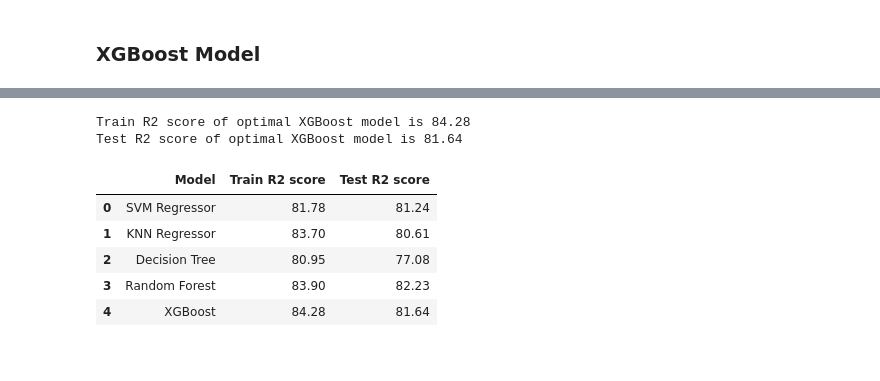
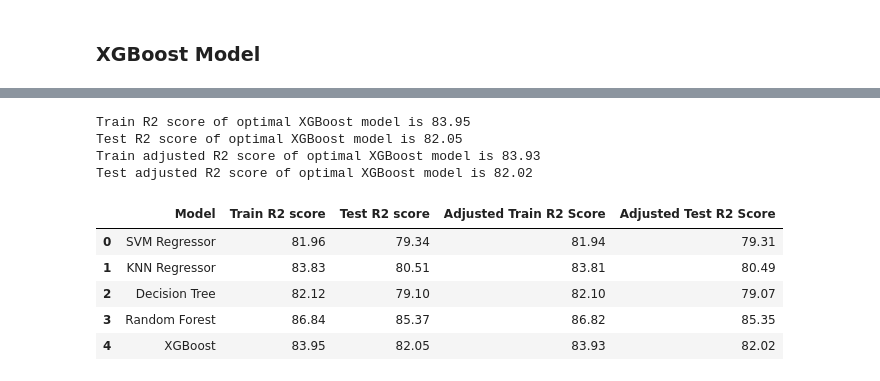
Before and after one commit to SuhasTantri/Bike-Demand-Prediction, a Jupyter notebook: Suhas_Bike_sharing_Demand_prediction_project.ipynb, the cells around one changed output, grey strips where cells are left out. Cells and saved outputs as stored; diff of their text form; code cells hidden in the pictures.

```diff
--- a/Suhas_Bike_sharing_Demand_prediction_project.ipynb
+++ b/Suhas_Bike_sharing_Demand_prediction_project.ipynb
@@ -543,7 +554,7 @@ Test R2 score of optimal Random Forest model is 82.23
 ### XGBoost Model
 # %%
 from xgboost import XGBRegressor
-xgb=XGBRegressor(objective='reg:linear',n_estimators=100,seed=100,random_state=15,learning_rate=0.05)
+xgb=XGBRegressor(objective='reg:linear',n_estimators=100,seed=1,random_state=seed,learning_rate=0.05)
 # Fitting the model
-xgb.fit(X_train,y_train,early_stopping_rounds=5,eval_set=[(X_test,y_test)],verbose=False)
+xgb.fit(x_train,Y_train,early_stopping_rounds=5,eval_set=[(x_test,Y_test)],verbose=False)
 # %% [output]
@@ -568,7 +573,7 @@ param_test = {
 }
 gsearch = GridSearchCV(estimator = XGBRegressor(learning_rate=0.04,max_depth=7,n_estimators=50,verbosity=0,silent=True,colsample_bytree=0.9, min_child_weight=7,subsample=0.85,gamma=0,
 objective= 'reg:linear', nthread=4,scale_pos_weight=1,seed=27),param_grid=param_test, cv=5)
-gsearch.fit(X_train,y_train,early_stopping_rounds=5,eval_set=[(X_test,y_test)],verbose=False)
+gsearch.fit(x_train,Y_train,early_stopping_rounds=5,eval_set=[(x_test,Y_test)],verbose=False)
 
 gsearch.best_params_,
 # %% [output]
@@ -589,28 +590,37 @@ xgb_optimal_model=gsearch.best_estimator_
 # %%
 # Making predictions on train and test data
 
-xgb_train_class_preds = xgb_optimal_model.predict(X_train)
-xgb_test_class_preds = xgb_optimal_model.predict(X_test)
+xgb_train_class_preds = xgb_optimal_model.predict(x_train)
+xgb_test_class_preds = xgb_optimal_model.predict(x_test)
 
 #Printing r2 score of test and train data
-xgb_r2_train=r2_score(y_train,xgb_train_class_preds)
-xgb_r2_test=r2_score(y_test,xgb_test_class_preds)
+xgb_r2_train=r2_score(Y_train,xgb_train_class_preds)
+xgb_r2_test=r2_score(Y_test,xgb_test_class_preds)
+xgb_adjusted_r2_train=1 - ( 1- xgb_optimal_model.score(x_train, Y_train) ) * ( len(y) - 1 ) / ( len(y) - x.shape[1] - 1 )
+xgb_adjusted_r2_test=1 - ( 1- xgb_optimal_model.score(x_test, Y_test) ) * ( len(y) - 1 ) / ( len(y) - x.shape[1] - 1 )
 print('Train R2 score of optimal XGBoost model is' ,round(xgb_r2_train*100,2))
 print('Test R2 score of optimal XGBoost model is' ,round(xgb_r2_test*100,2))
-score_result2['Model'].append('XGBoost')
-score_result2['Train R2 score'].append(round(xgb_r2_train*100,2))
-score_result2['Test R2 score'].append(round(xgb_r2_test*100,2))
+print('Train adjusted R2 score of optimal XGBoost model is' ,round(xgb_adjusted_r2_train*100,2))
+print('Test adjusted R2 score of optimal XGBoost model is' ,round(xgb_adjusted_r2_test*100,2))
 # %% [output]
-Train R2 score of optimal XGBoost model is 84.28
-Test R2 score of optimal XGBoost model is 81.64
+Train R2 score of optimal XGBoost model is 83.95
+Test R2 score of optimal XGBoost model is 82.05
+Train adjusted R2 score of optimal XGBoost model is 83.93
+Test adjusted R2 score of optimal XGBoost model is 82.02
+# %%
+score_result3['Model'].append('XGBoost')
+score_result3['Train R2 score'].append(round(xgb_r2_train*100,2))
+score_result3['Test R2 score'].append(round(xgb_r2_test*100,2))
+score_result3['Adjusted Train R2 Score'].append(round(xgb_adjusted_r2_train*100,2))
+score_result3['Adjusted Test R2 Score'].append(round(xgb_adjusted_r2_test*100,2))
 # %%
 # Displaying the results of all the models
-result_df=pd.DataFrame(data=score_result2)
+result_df=pd.DataFrame(data=score_result3)
 result_df
 # %% [output]
-|  | Model | Train R2 score | Test R2 score |
-| 0 | SVM Regressor | 81.78 | 81.24 |
-| 1 | KNN Regressor | 83.70 | 80.61 |
-| 2 | Decision Tree | 80.95 | 77.08 |
-| 3 | Random Forest | 83.90 | 82.23 |
-| 4 | XGBoost | 84.28 | 81.64 |
+|  | Model | Train R2 score | Test R2 score | Adjusted Train R2 Score | Adjusted Test R2 Score |
+| 0 | SVM Regressor | 81.96 | 79.34 | 81.94 | 79.31 |
+| 1 | KNN Regressor | 83.83 | 80.51 | 83.81 | 80.49 |
+| 2 | Decision Tree | 82.12 | 79.10 | 82.10 | 79.07 |
+| 3 | Random Forest | 86.84 | 85.37 | 86.82 | 85.35 |
+| 4 | XGBoost | 83.95 | 82.05 | 83.93 | 82.02 |
```
Also changed, not shown: parts of 32 cells of this notebook.
